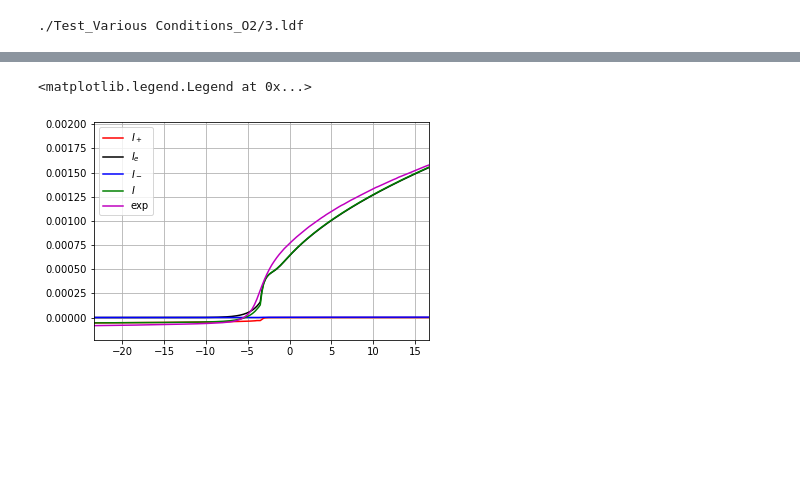
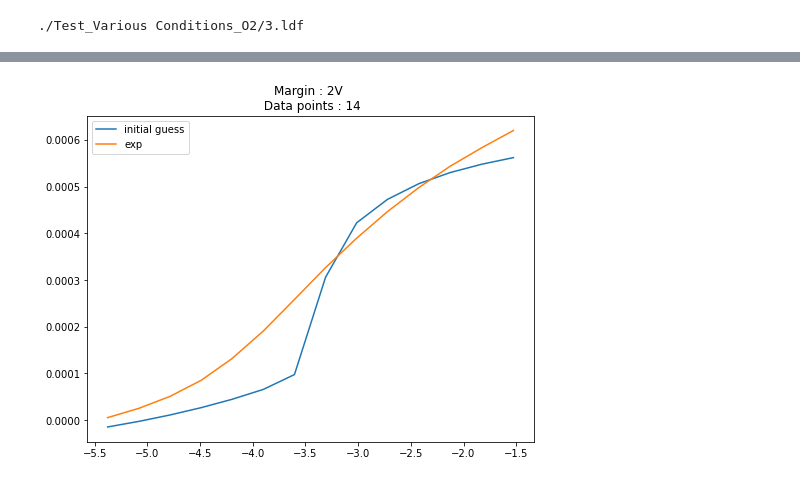
Before and after one commit to gunu0626/negative-ion, a Jupyter notebook: Fitting_test.ipynb, the cells around one changed output, grey strips where cells are left out. Cells and saved outputs as stored; diff of their text form; code cells hidden in the pictures; blank space fills up the shorter version.

```diff
--- a/Fitting_test.ipynb
+++ b/Fitting_test.ipynb
@@ -151,14 +143,18 @@ for V in V_list:
-# %%
-plt.figure(figsize=(6, 4))
-plt.plot(V_list, I_p_list, c='r')
-plt.plot(V_list, I_e_list, c='k')
-plt.plot(V_list, I_n_list, c='b')
-plt.plot(V_list, I_list, c='g')
-plt.plot(np.array(IV['V']),np.array(IV['I']), c='m')
-plt.grid(1)
-plt.xlim(Vp-20, Vp+20)
-plt.legend(['$I_+$', '$I_e$', '$I_-$', '$I$', 'exp'])
-# %% [output]
-<matplotlib.legend.Legend at 0x...>
-[figure, removed]
+# %%
+V_list = np.array(IV['V'])
+I_list = np.array(IV['I'])
+
+I_list = I_list[V_list < (Vp + margin)]
+V_list = V_list[V_list < (Vp + margin)]
+I_list = I_list[V_list > (Vp - margin)]
+V_list = V_list[V_list > (Vp - margin)]
+
+plt.figure(figsize=(8,6))
+plt.plot(V_list, total_current(V_list, ne, nm, Te, Tp, Tm))
+plt.plot(V_list, I_list)
+plt.legend(['initial guess', 'exp'])
+plt.title('Margin : {}V \n Data points : {}'.format(margin, len(V_list)))
+plt.show()
+# %% [output]
+[figure, added]
 # %%
```
Also changed, not shown: parts of 9 cells of this notebook, 10 other files.
